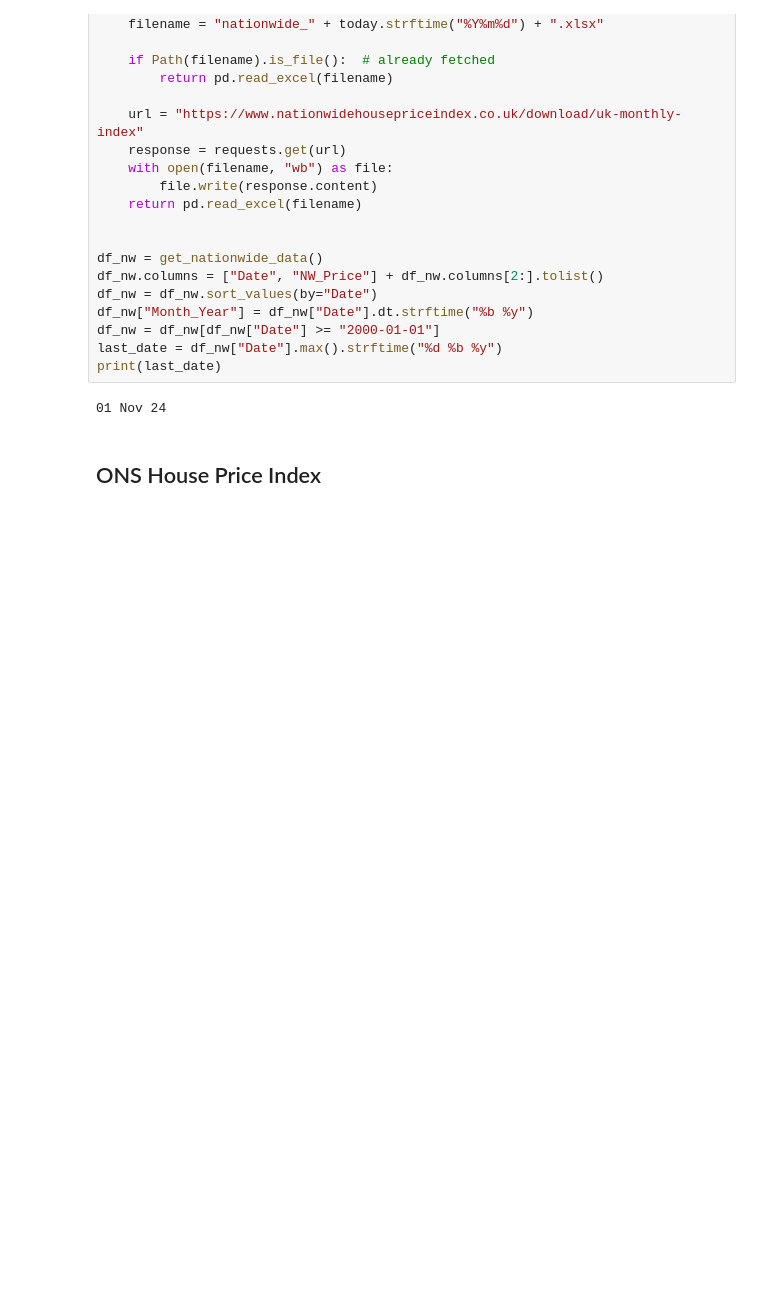
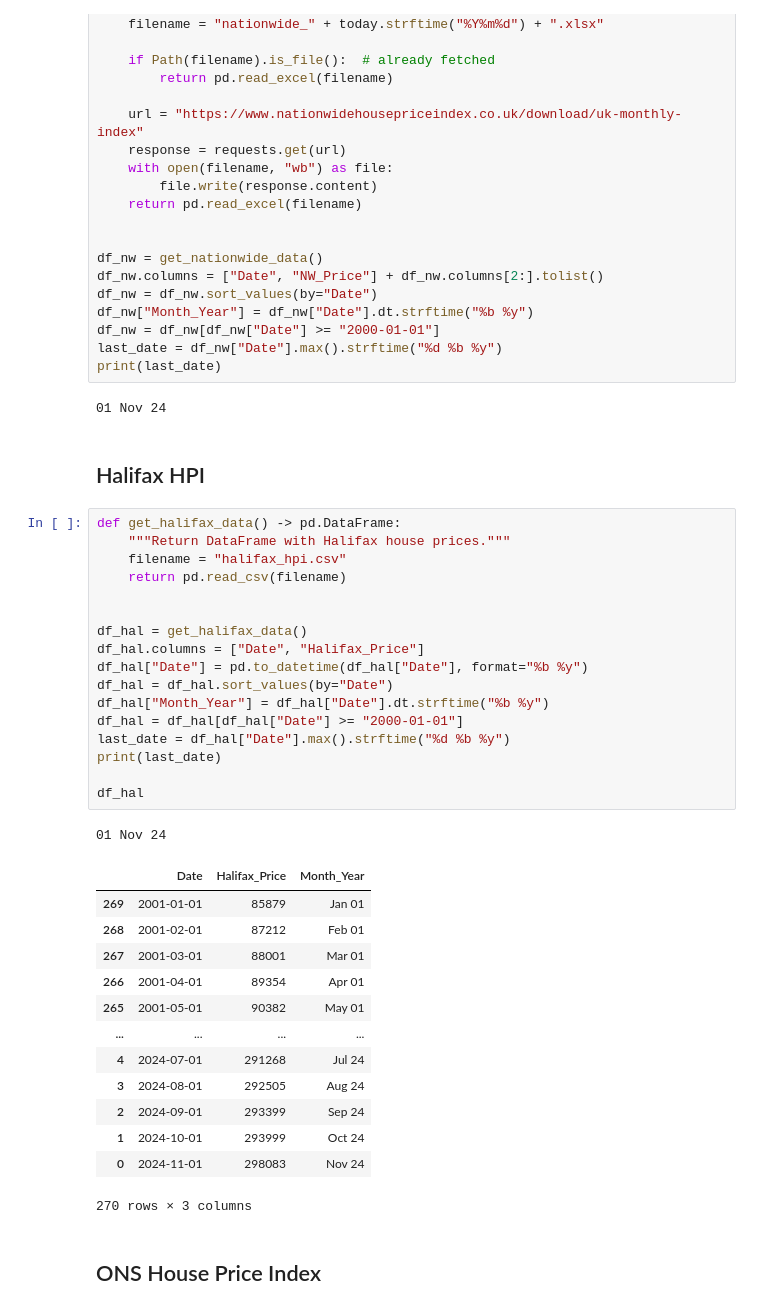
Before and after one commit to rpreen/econ, a Jupyter notebook: econ.ipynb, the cells around one changed output. Drawn from its saved outputs; the diff is of its cells as text; blank space fills up the shorter version.

```diff
--- a/econ.ipynb
+++ b/econ.ipynb
@@ -131,6 +131,40 @@ last_date = df_nw["Date"].max().strftime("%d %b %y")
 print(last_date)
 # %% [output]
 01 Nov 24
+# %% [markdown]
+## Halifax HPI
+# %%
+def get_halifax_data() -> pd.DataFrame:
+    """Return DataFrame with Halifax house prices."""
+    filename = "halifax_hpi.csv"
+    return pd.read_csv(filename)
+
+
+df_hal = get_halifax_data()
+df_hal.columns = ["Date", "Halifax_Price"]
+df_hal["Date"] = pd.to_datetime(df_hal["Date"], format="%b %y")
+df_hal = df_hal.sort_values(by="Date")
+df_hal["Month_Year"] = df_hal["Date"].dt.strftime("%b %y")
+df_hal = df_hal[df_hal["Date"] >= "2000-01-01"]
+last_date = df_hal["Date"].max().strftime("%d %b %y")
+print(last_date)
+
+df_hal
+# %% [output]
+01 Nov 24
+|  | Date | Halifax_Price | Month_Year |
+| 269 | 2001-01-01 | 85879 | Jan 01 |
+| 268 | 2001-02-01 | 87212 | Feb 01 |
+| 267 | 2001-03-01 | 88001 | Mar 01 |
+| 266 | 2001-04-01 | 89354 | Apr 01 |
+| 265 | 2001-05-01 | 90382 | May 01 |
+| ... | ... | ... | ... |
+| 4 | 2024-07-01 | 291268 | Jul 24 |
+| 3 | 2024-08-01 | 292505 | Aug 24 |
+| 2 | 2024-09-01 | 293399 | Sep 24 |
+| 1 | 2024-10-01 | 293999 | Oct 24 |
+| 0 | 2024-11-01 | 298083 | Nov 24 |
+270 rows × 3 columns
 # %% [markdown]
 ## ONS House Price Index
 # %%
```
Also changed, not shown: parts of 3 cells of this notebook, 2 other files.
